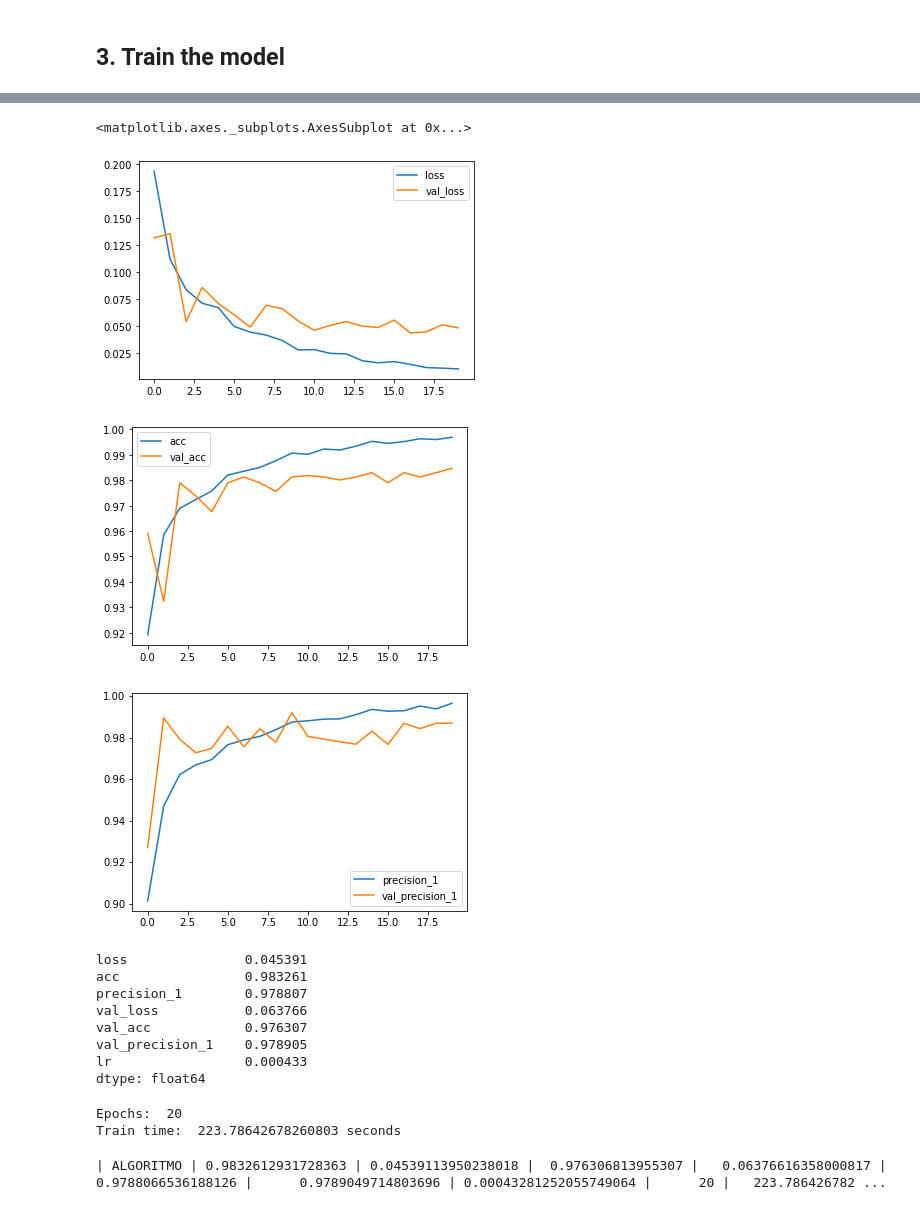
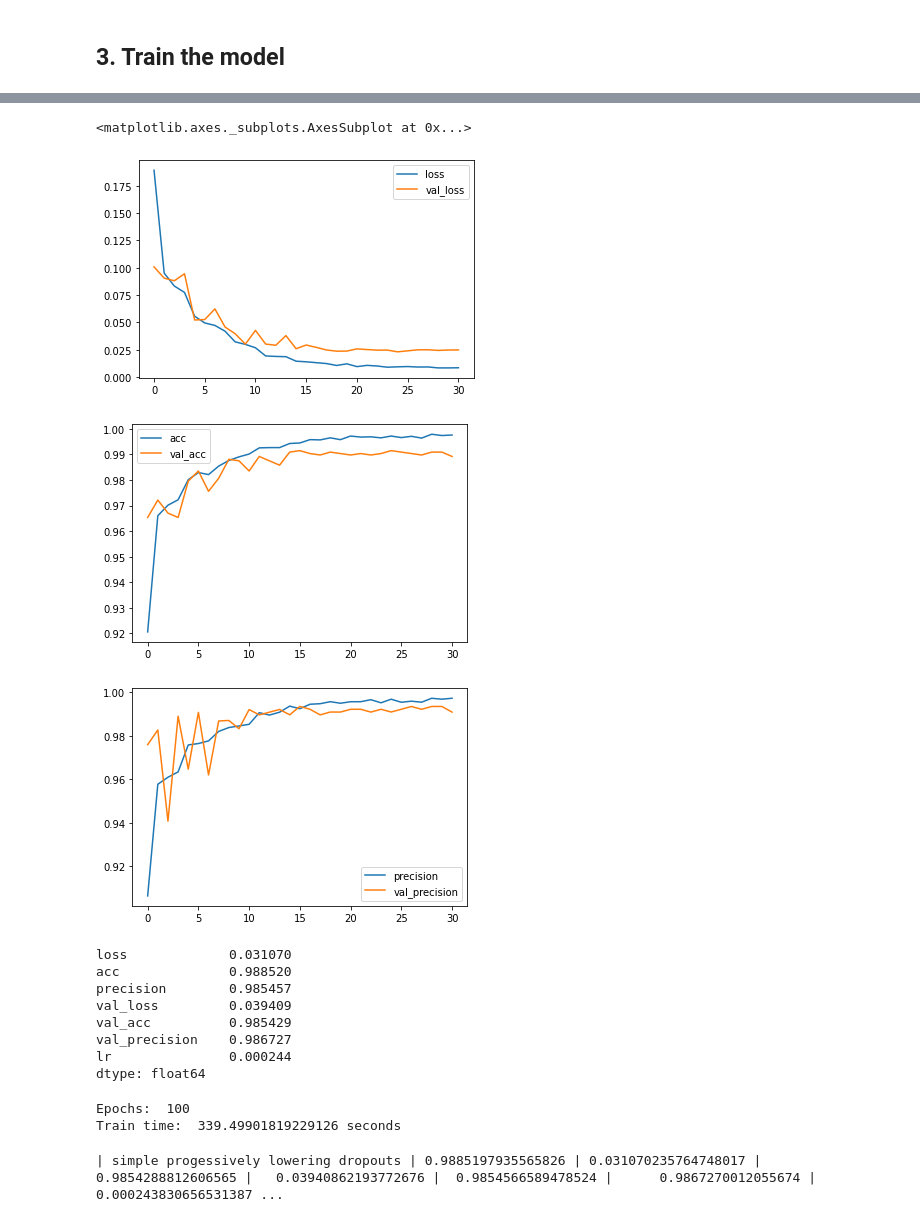
Before and after one commit to EduFdezSoy/safety-first, a Jupyter notebook: simple_progressively_lowering_dropouts.ipynb, the cells around one changed output, grey strips where cells are left out. Cells and saved outputs as stored; diff of their text form; code cells hidden in the pictures.

```diff
--- a/simple_progressively_lowering_dropouts.ipynb
+++ b/simple_progressively_lowering_dropouts.ipynb
@@ -99,7 +105,7 @@ print(df['image'][0])
 # %%
 # Hyperparameters
 BATCH_SIZE=32
-EPOCHS=20
+EPOCHS=100
 # %%
 #split data into train and valid set
 train_df, valid_df = train_test_split(df, test_size = 0.15, stratify = df['category'], random_state = 3)
@@ -185,7 +198,7 @@ learning_rate_reduction = ReduceLROnPlateau(monitor='val_acc',
                                             factor=0.5,
                                             min_lr=0.00001)
 checkpointer = ModelCheckpoint(filepath = 'mask.weights.best.hdf5', save_best_only = True, save_weights_only = True)
-early_stop = EarlyStopping(monitor='loss', patience=3)
+early_stop = EarlyStopping(monitor='val_loss', patience=6)
 callbacks = [learning_rate_reduction, checkpointer, early_stop]
 # %%
 start = time.time()
@@ -220,32 +233,32 @@ Total time:  223.78642678260803 seconds
 # %%
 loss = pd.DataFrame(model.history.history)
 loss[['loss', 'val_loss']].plot()
 loss[['acc', 'val_acc']].plot()
-loss[['precision_1', 'val_precision_1']].plot()
+loss[['precision', 'val_precision']].plot()
 # %% [output]
 <matplotlib.axes._subplots.AxesSubplot at 0x...>
-[figure, old version]
+[figure, new version]
-[figure, old version]
+[figure, new version]
-[figure, old version]
+[figure, new version]
 # %%
 loss_mean = loss.mean()
 loss_mean
 # %% [output]
-loss               0.045391
-acc                0.983261
-precision_1        0.978807
-val_loss           0.063766
-val_acc            0.976307
-val_precision_1    0.978905
-lr                 0.000433
+loss             0.031070
+acc              0.988520
+precision        0.985457
+val_loss         0.039409
+val_acc          0.985429
+val_precision    0.986727
+lr               0.000244
 dtype: float64
 # %%
 print("Epochs: ", EPOCHS)
 print("Train time: ", endTime, "seconds")
 # %% [output]
-Epochs:  20
-Train time:  223.78642678260803 seconds
+Epochs:  100
+Train time:  339.49901819229126 seconds
 # %%
-print("| ALGORITMO | {} | {} |  {} |   {} |  {} |      {} | {} |      {} |   {} |     |".format(loss_mean.acc, loss_mean.loss, loss_mean.val_acc, loss_mean.val_loss, loss_mean.precision_1, loss_mean.val_precision_1, loss_mean.lr, len(model.history.epoch), endTime))
+print("| simple progessively lowering dropouts | {} | {} |  {} |   {} |  {} |      {} | {} |      {} |   {} |     |".format(loss_mean.acc, loss_mean.loss, loss_mean.val_acc, loss_mean.val_loss, loss_mean.precision, loss_mean.val_precision, loss_mean.lr, len(model.history.epoch), endTime))
 # %% [output]
-| ALGORITMO | 0.9832612931728363 | 0.04539113950238018 |  0.976306813955307 |   0.06376616358000817 |  0.9788066536188126 |      0.9789049714803696 | 0.00043281252055749064 |      20 |   223.786426782 ...
+| simple progessively lowering dropouts | 0.9885197935565826 | 0.031070235764748017 |  0.9854288812606565 |   0.03940862193772676 |  0.9854566589478524 |      0.9867270012055674 | 0.000243830656531387 ...
```
Also changed, not shown: parts of 6 cells of this notebook.
